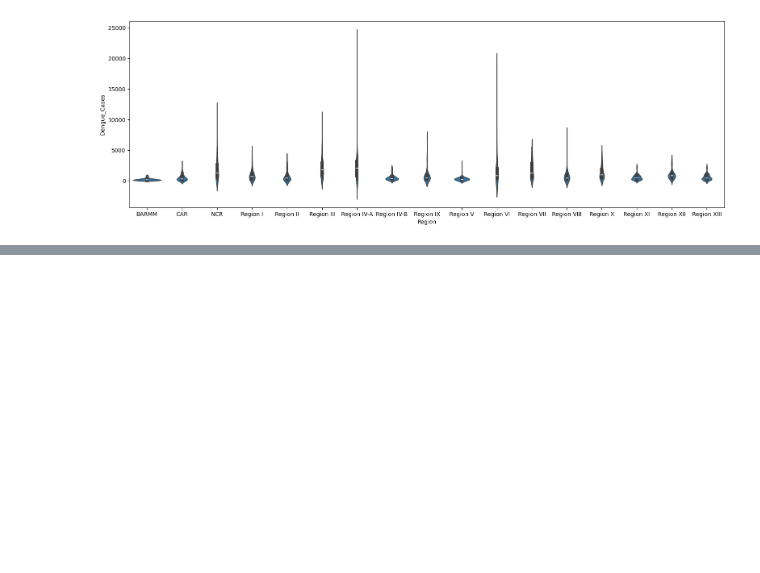
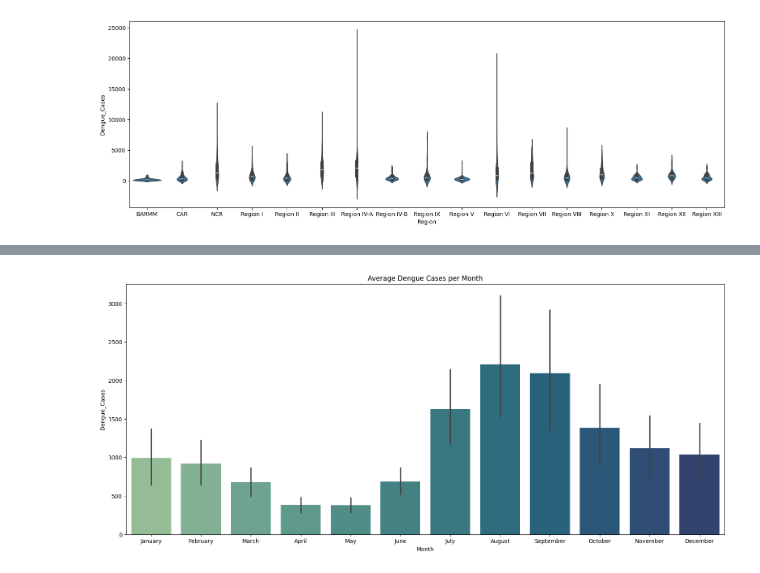
Before and after one commit to akagail/ITD-3B, a Jupyter notebook: activity5.ipynb, the cells around one changed output, grey strips where cells are left out. Cells and saved outputs as stored; diff of their text form; code cells hidden in the pictures; blank space fills up the shorter version.

```diff
--- a/activity5.ipynb
+++ b/activity5.ipynb
@@ -92,0 +125,7 @@ plt.show()
+# %%
+monthly_average = dengue.groupby(['Region', 'Month'])[['Dengue_Cases', 'Dengue_Deaths']].mean().reset_index()
+month_order = ['January', 'February', 'March', 'April', 'May', 'June',
+               'July', 'August', 'September', 'October', 'November', 'December']
+monthly_average['Month'] = pd.Categorical(monthly_average['Month'], categories=month_order, ordered=True)
+monthly_average = monthly_average.sort_values(['Month', 'Region'])
+monthly_average.sort_values(by = "Dengue_Cases", ascending=False)
@@ -92,0 +146,7 @@ plt.show()
+# %%
+sns.barplot(data=monthly_average, x='Month', y='Dengue_Cases', palette='crest')
+plt.title('Average Dengue Cases per Month')
+plt.gcf().set_size_inches(19, 8)
+plt.show()
+# %% [output]
+[figure, added]
```
Also changed, not shown: parts of 34 cells of this notebook.
